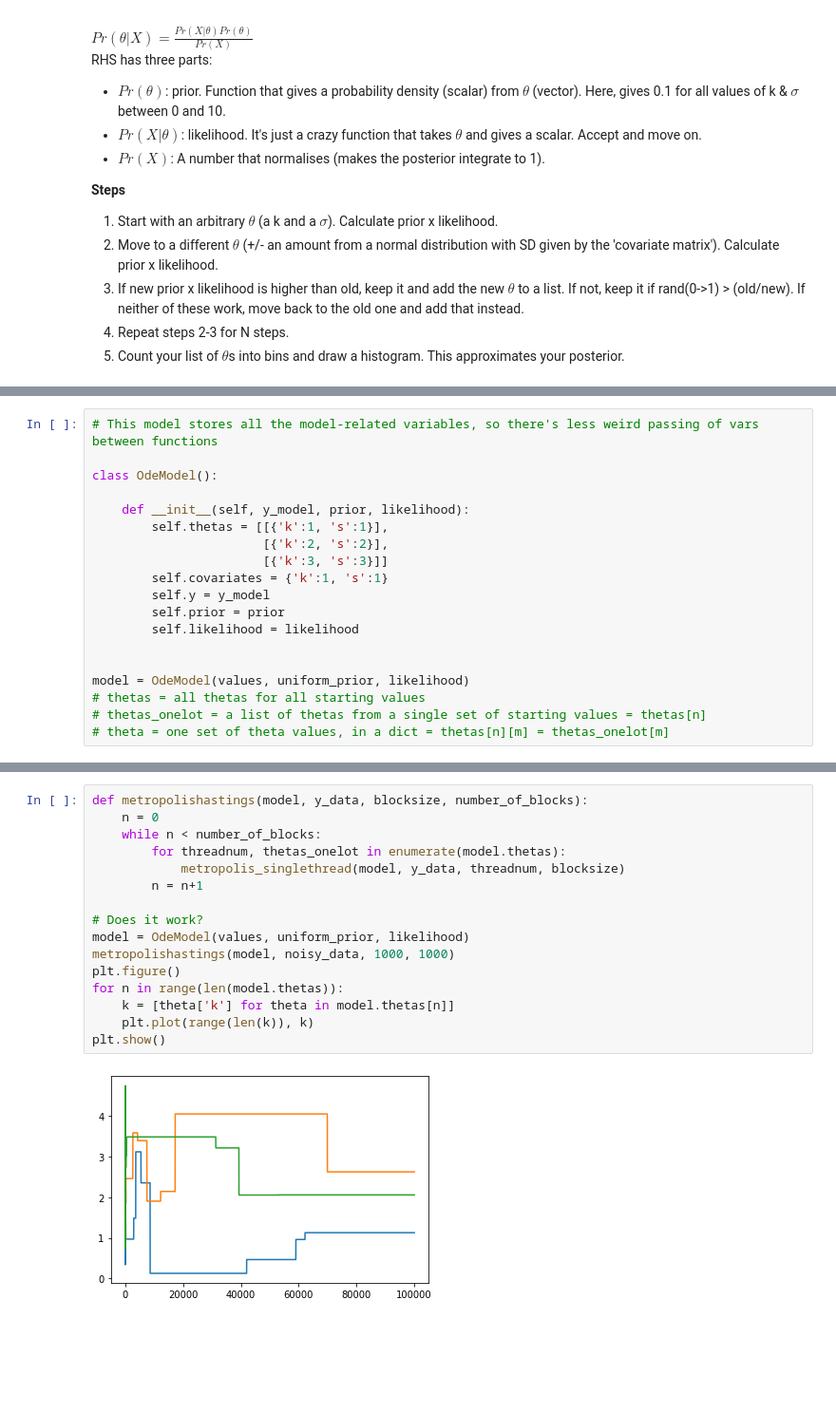
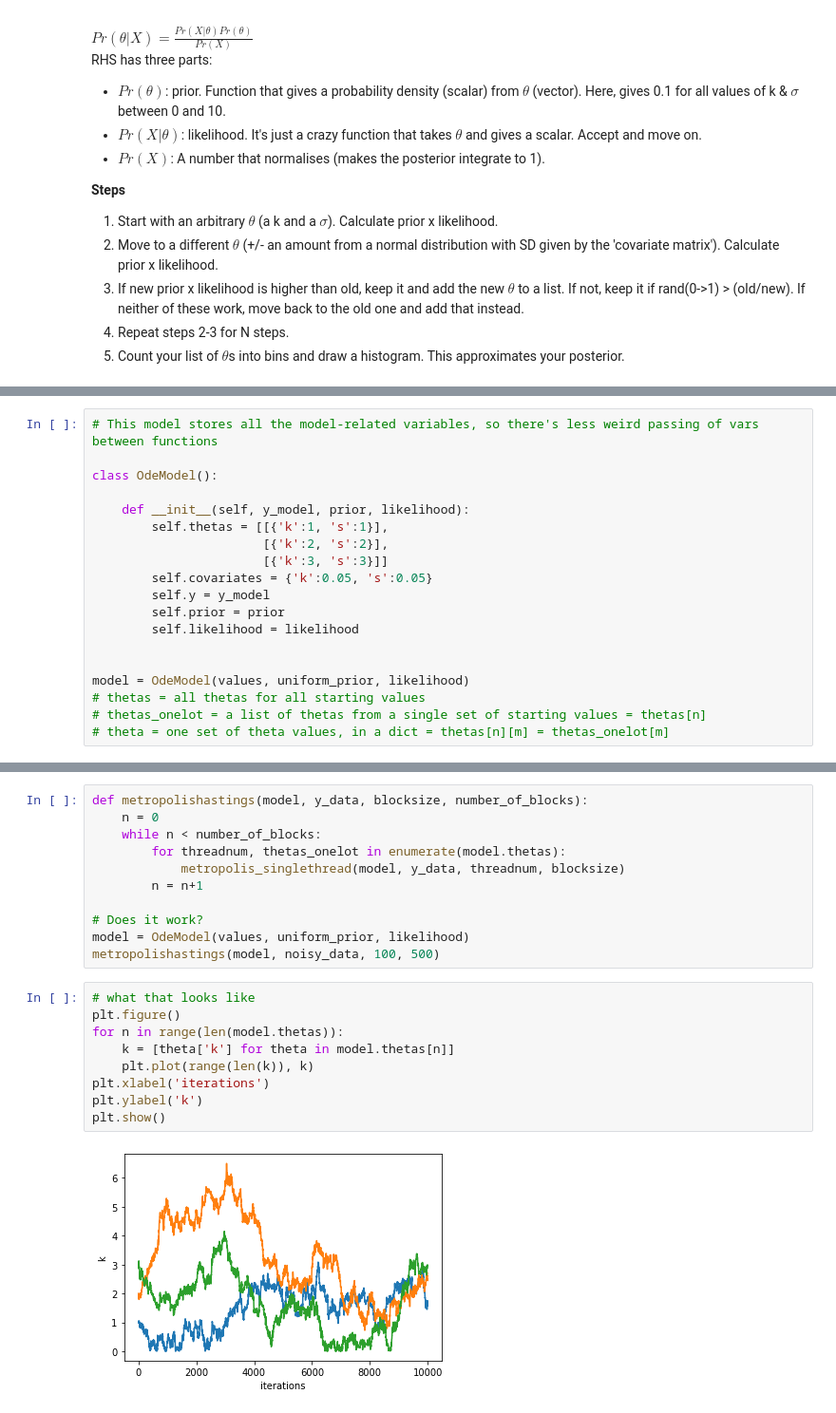
Before and after one commit to simonmarchant/pkpd-practice, a Jupyter notebook: Practice.ipynb, the cells around one changed output, grey strips where cells are left out. Shown: that part at 95% size. Drawn from its saved outputs; the diff is of its cells as text; blank space fills up the shorter version.

```diff
--- a/Practice.ipynb
+++ b/Practice.ipynb
@@ -145,7 +170,7 @@ class OdeModel():
         self.thetas = [[{'k':1, 's':1}],
                        [{'k':2, 's':2}],
                        [{'k':3, 's':3}]]
-        self.covariates = {'k':1, 's':1}
+        self.covariates = {'k':0.05, 's':0.05}
         self.y = y_model
         self.prior = prior
         self.likelihood = likelihood
@@ -237,14 +235,18 @@ def metropolishastings(model, y_data, blocksize, number_of_blocks):
 
 # Does it work?
 model = OdeModel(values, uniform_prior, likelihood)
-metropolishastings(model, noisy_data, 1000, 1000)
-plt.figure()
-for n in range(len(model.thetas)):
-    k = [theta['k'] for theta in model.thetas[n]]
-    plt.plot(range(len(k)), k)
-plt.show()
+metropolishastings(model, noisy_data, 100, 500)
-# %% [output]
-[figure, removed]
+# %%
+# what that looks like
+plt.figure()
+for n in range(len(model.thetas)):
+    k = [theta['k'] for theta in model.thetas[n]]
+    plt.plot(range(len(k)), k)
+plt.xlabel('iterations')
+plt.ylabel('k')
+plt.show()
+# %% [output]
+[figure, added]
 # %%
 #TODO: Make all model parameters into params of an object, for simpler passing around.
 #TODO: Gelman Rubin convergence calculation.
```
Also changed, not shown: parts of 10 cells of this notebook.
